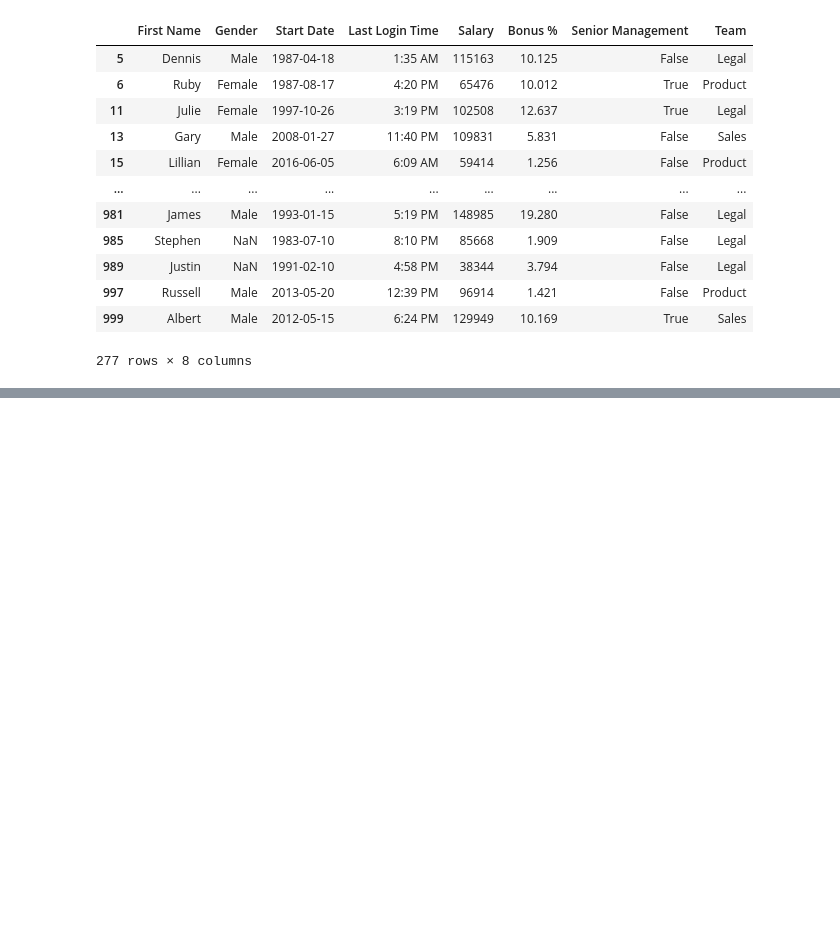
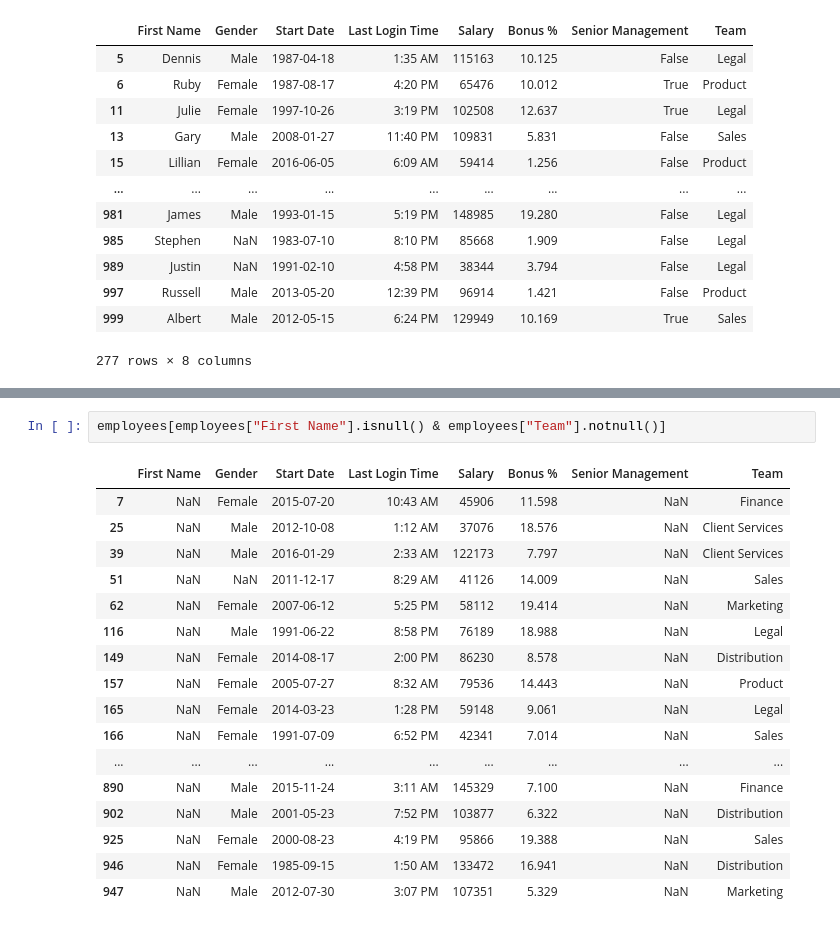
Before and after one commit to mendes078/Dados, a Jupyter notebook: Arquivos/05 - DataFrame II.ipynb, the cells around one changed output, grey strips where cells are left out. Saved outputs shown, nothing was run; the diff lists cells and outputs as text; blank space fills up the shorter version.

```diff
--- a/Arquivos/05 - DataFrame II.ipynb
+++ b/Arquivos/05 - DataFrame II.ipynb
@@ -240,0 +279,20 @@ employees[target_teams]
+# %%
+employees[employees["First Name"].isnull() & employees["Team"].notnull()]
+# %% [output]
+|  | First Name | Gender | Start Date | Last Login Time | Salary | Bonus % | Senior Management | Team |
+| 7 | NaN | Female | 2015-07-20 | 10:43 AM | 45906 | 11.598 | NaN | Finance |
+| 25 | NaN | Male | 2012-10-08 | 1:12 AM | 37076 | 18.576 | NaN | Client Services |
+| 39 | NaN | Male | 2016-01-29 | 2:33 AM | 122173 | 7.797 | NaN | Client Services |
+| 51 | NaN | NaN | 2011-12-17 | 8:29 AM | 41126 | 14.009 | NaN | Sales |
+| 62 | NaN | Female | 2007-06-12 | 5:25 PM | 58112 | 19.414 | NaN | Marketing |
+| 116 | NaN | Male | 1991-06-22 | 8:58 PM | 76189 | 18.988 | NaN | Legal |
+| 149 | NaN | Female | 2014-08-17 | 2:00 PM | 86230 | 8.578 | NaN | Distribution |
+| 157 | NaN | Female | 2005-07-27 | 8:32 AM | 79536 | 14.443 | NaN | Product |
+| 165 | NaN | Female | 2014-03-23 | 1:28 PM | 59148 | 9.061 | NaN | Legal |
+| 166 | NaN | Female | 1991-07-09 | 6:52 PM | 42341 | 7.014 | NaN | Sales |
+| ... | ... | ... | ... | ... | ... | ... | ... | ... |
+| 890 | NaN | Male | 2015-11-24 | 3:11 AM | 145329 | 7.100 | NaN | Finance |
+| 902 | NaN | Male | 2001-05-23 | 7:52 PM | 103877 | 6.322 | NaN | Distribution |
+| 925 | NaN | Female | 2000-08-23 | 4:19 PM | 95866 | 19.388 | NaN | Sales |
+| 946 | NaN | Female | 1985-09-15 | 1:50 AM | 133472 | 16.941 | NaN | Distribution |
+| 947 | NaN | Male | 2012-07-30 | 3:07 PM | 107351 | 5.329 | NaN | Marketing |
```
Also changed, not shown: parts of 2 cells of this notebook.
